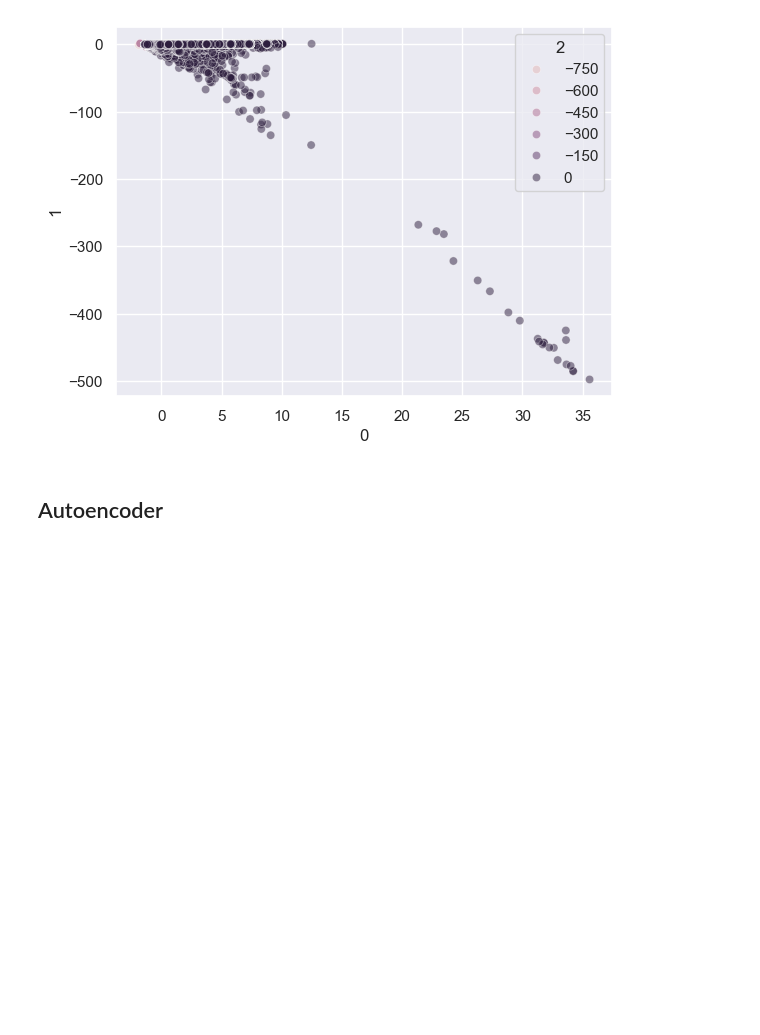
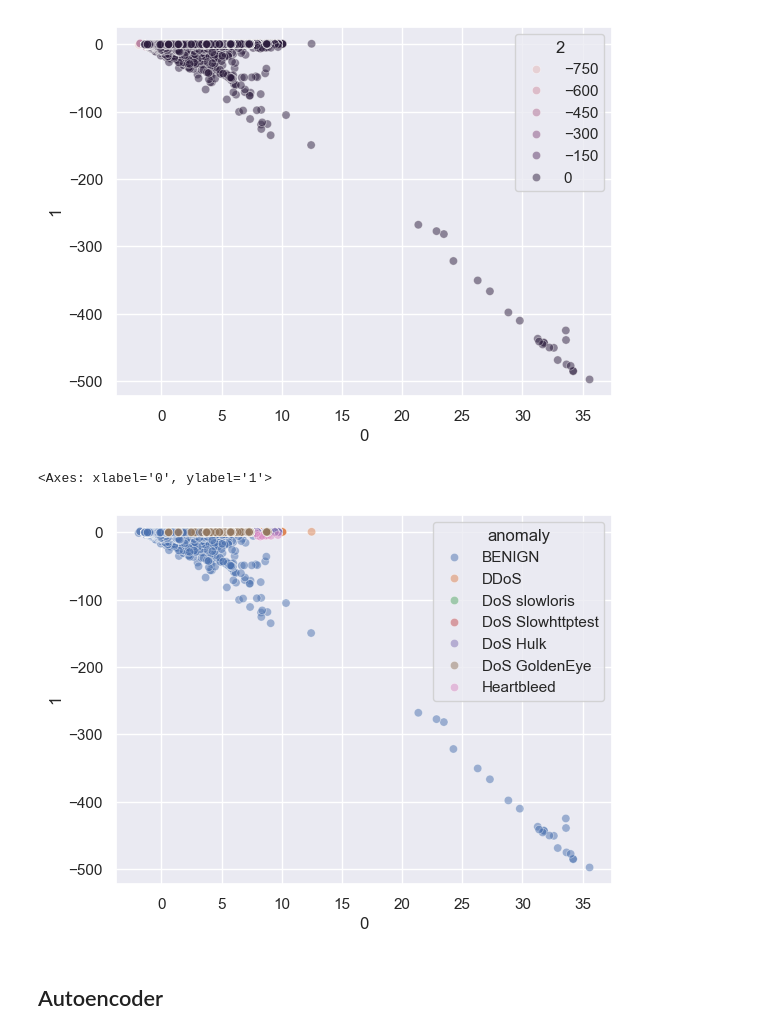
Before and after one commit to dwdwjtwcz/ids2017-anomaly-detection, a Jupyter notebook: podsumowanie3.ipynb, the cells around one changed output. Drawn from its saved outputs; the diff is of its cells as text; code cells hidden in the pictures; blank space fills up the shorter version.

```diff
--- a/podsumowanie3.ipynb
+++ b/podsumowanie3.ipynb
@@ -1165,6 +1167,7 @@ plt.show()
 Read data
 # %%
 df = pd.read_parquet('./IDS2017/Final/Combined.parquet')
+y = df['Label']
 df = df.drop(columns=['Label'])
 
 x = df.to_numpy()
@@ -1189,6 +1192,21 @@ sns.scatterplot(
 # %% [output]
 <Axes: xlabel='0', ylabel='1'>
 [figure]
+# %%
+df = pd.DataFrame(z)
+
+df['anomaly'] = y
+
+sns.scatterplot(
+    data=df,
+    x=0,
+    y=1,
+    hue='anomaly',
+    alpha=0.5
+)
+# %% [output]
+<Axes: xlabel='0', ylabel='1'>
+[figure, added]
 # %% [markdown]
 ## Autoencoder
 # %%
```
Also changed, not shown: parts of 11 cells of this notebook.
